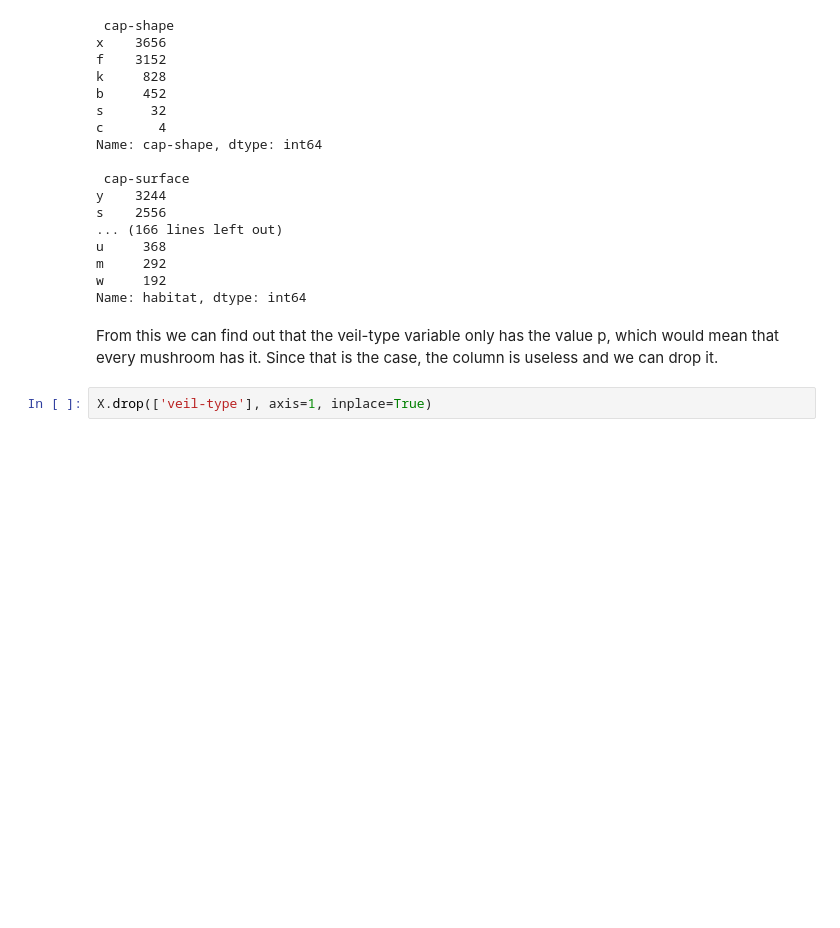
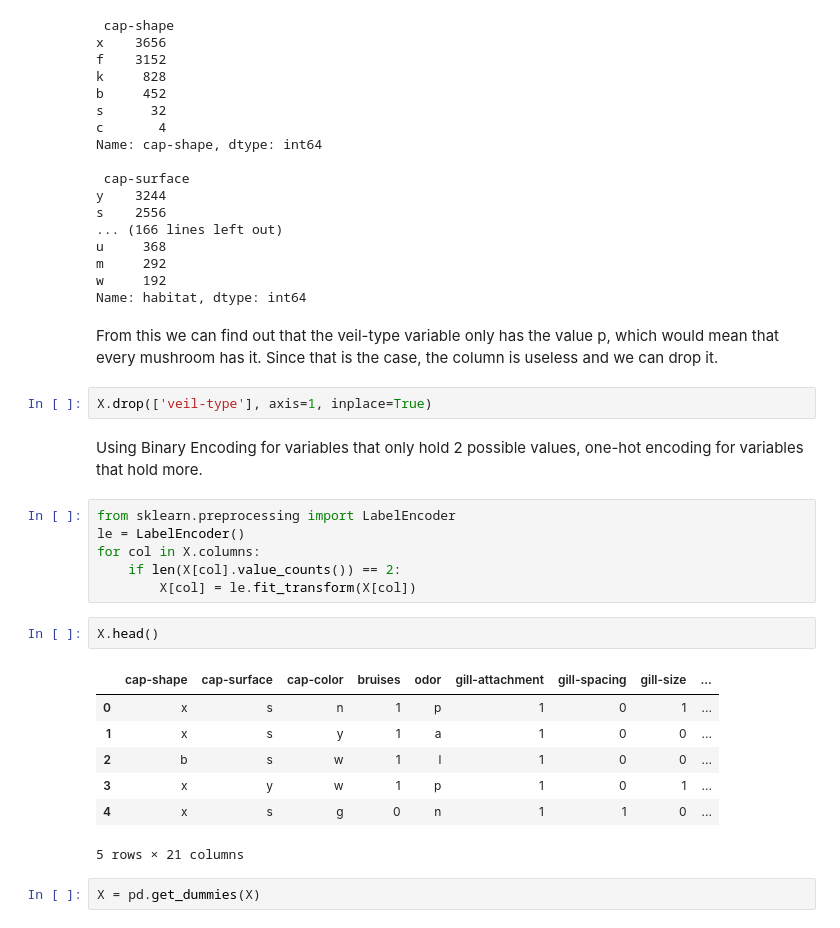
Before and after one commit to yoinkeds/Unsupervised-learning-with-KMeans, a Jupyter notebook: mushroom_knn.ipynb, the cells around one changed output. Saved outputs shown, nothing was run; the diff lists cells and outputs as text; blank space fills up the shorter version.

```diff
--- a/mushroom_knn.ipynb
+++ b/mushroom_knn.ipynb
@@ -71,3 +71,23 @@ Name: habitat, dtype: int64
 From this we can find out that the veil-type variable only has the value p, which would mean that every mushroom has it. Since that is the case, the column is useless and we can drop it.
 # %%
 X.drop(['veil-type'], axis=1, inplace=True)
+# %% [markdown]
+Using Binary Encoding for variables that only hold 2 possible values, one-hot encoding for variables that hold more.
+# %%
+from sklearn.preprocessing import LabelEncoder
+le = LabelEncoder()
+for col in X.columns:
+    if len(X[col].value_counts()) == 2:
+        X[col] = le.fit_transform(X[col])
+# %%
+X.head()
+# %% [output]
+|  | cap-shape | cap-surface | cap-color | bruises | odor | gill-attachment | gill-spacing | gill-size | ... |
+| 0 | x | s | n | 1 | p | 1 | 0 | 1 | ... |
+| 1 | x | s | y | 1 | a | 1 | 0 | 0 | ... |
+| 2 | b | s | w | 1 | l | 1 | 0 | 0 | ... |
+| 3 | x | y | w | 1 | p | 1 | 0 | 1 | ... |
+| 4 | x | s | g | 0 | n | 1 | 1 | 0 | ... |
+5 rows × 21 columns
+# %%
+X = pd.get_dummies(X)
```
Also changed, not shown: parts of 10 cells of this notebook.
